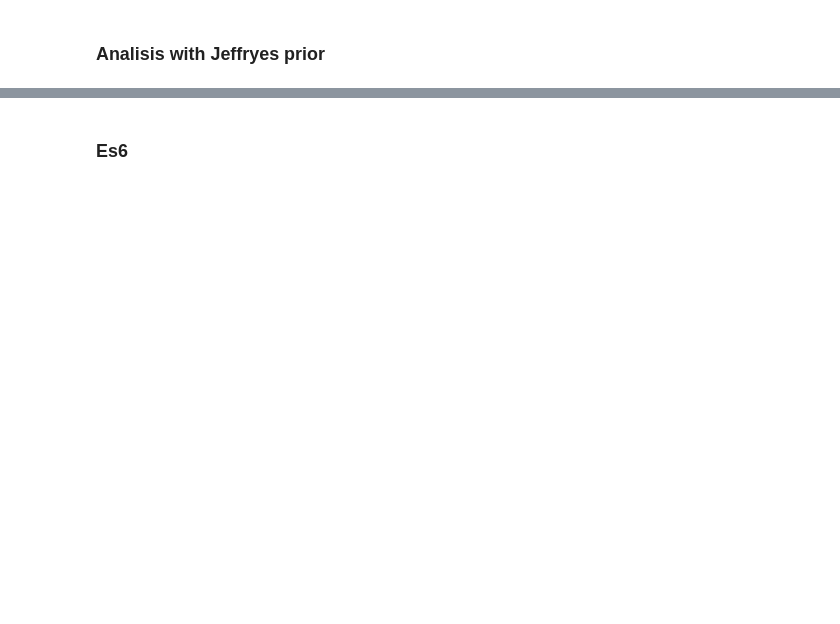
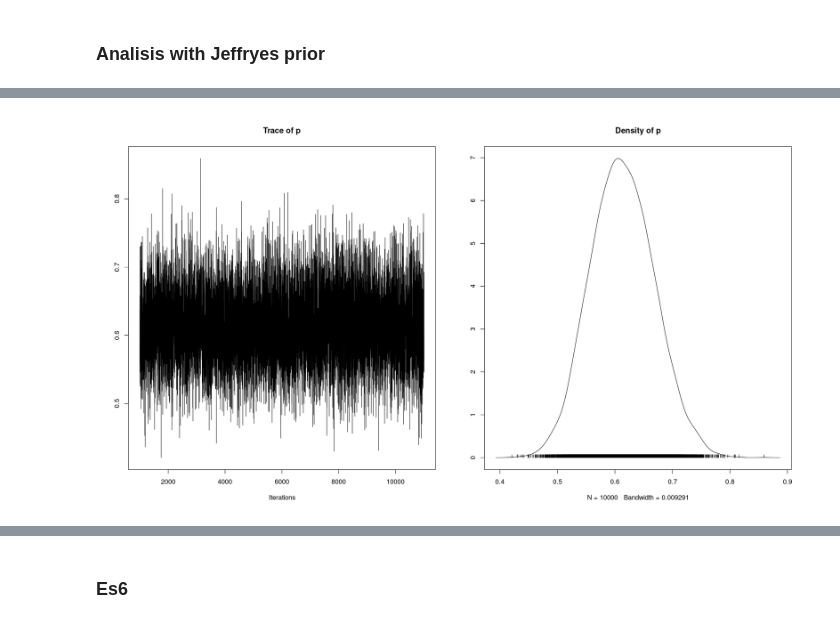
Before and after one commit to PietroCappelli/Advance_stat, a Jupyter notebook: Exercises/exercise06.ipynb, the cells around one changed output, grey strips where cells are left out. Cells and saved outputs as stored; diff of their text form; code cells hidden in the pictures; blank space fills up the shorter version.

```diff
--- a/Exercises/exercise06.ipynb
+++ b/Exercises/exercise06.ipynb
@@ -991,0 +980,5 @@ Jeffires' prior, first dataset
+# %%
+options(repr.plot.width=18, repr.plot.height=10)
+plot(chain_j1)
+# %% [output]
+[figure, added]
```
Also changed, not shown: parts of 25 cells of this notebook.
